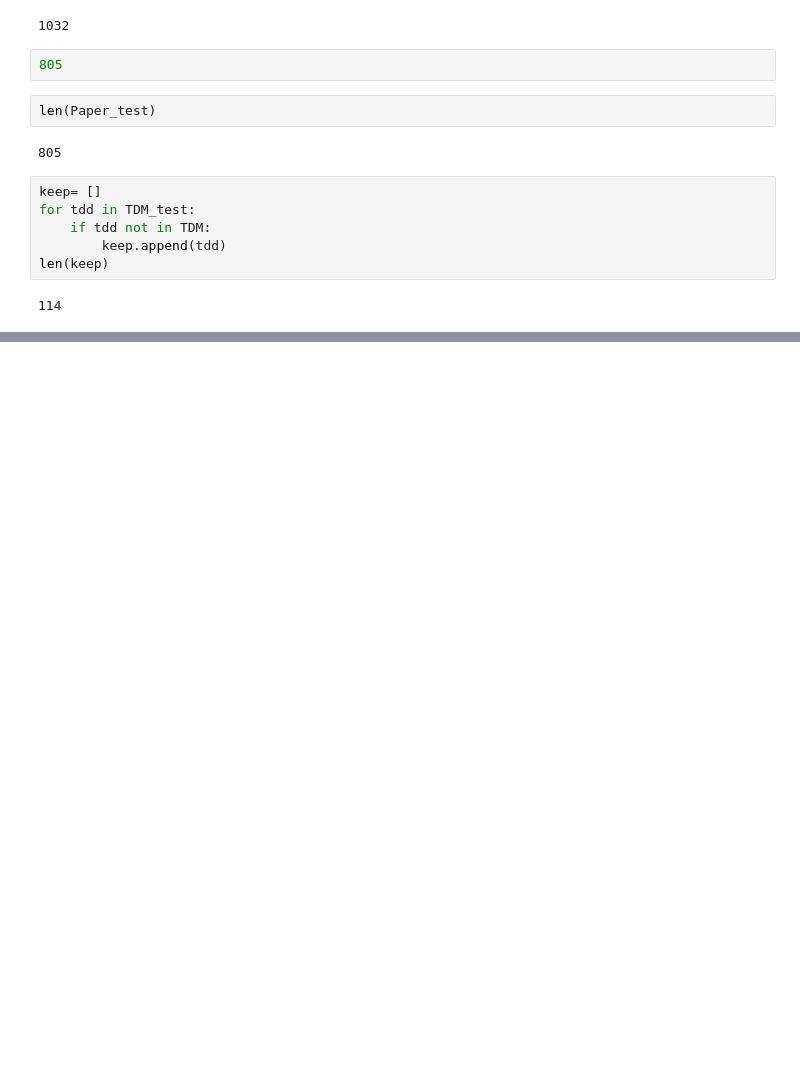
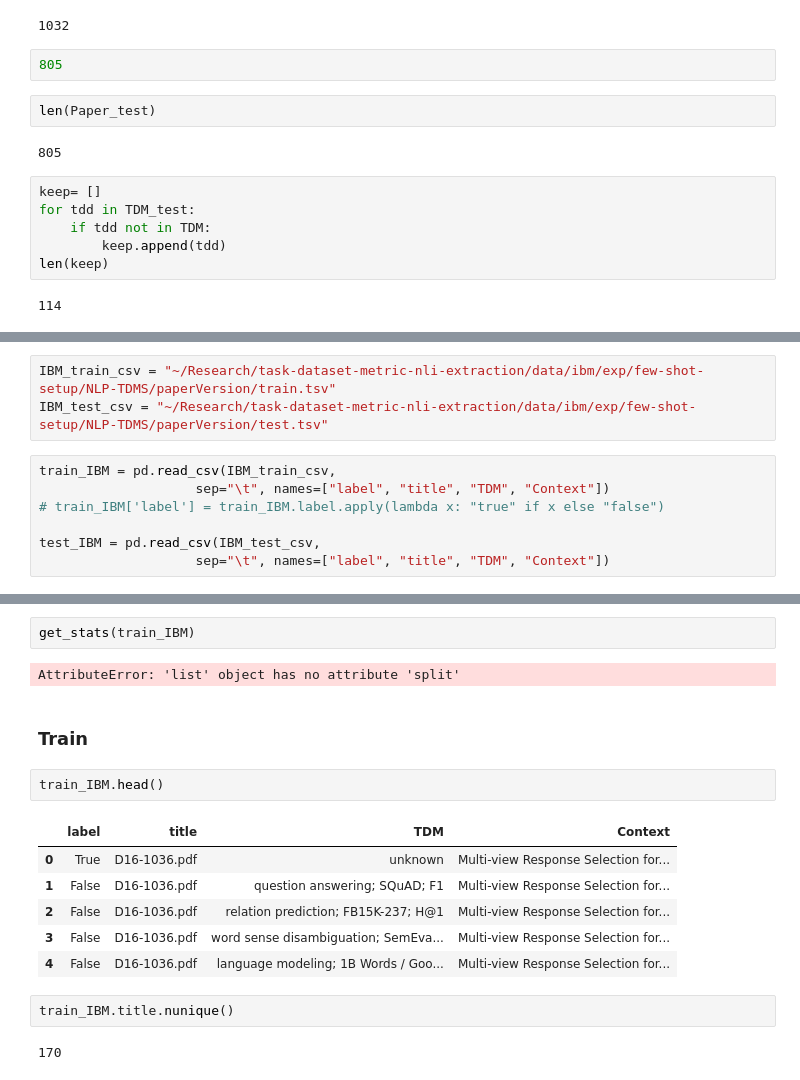
Before and after one commit to Kabongosalomon/task-dataset-metric-nli-extraction, a Jupyter notebook: notebooks/stats-Copy1.ipynb, the cells around one changed output, grey strips where cells are left out. Drawn from its saved outputs; the diff is of its cells as text; blank space fills up the shorter version.

```diff
--- a/notebooks/stats.ipynb
+++ b/notebooks/stats-Copy1.ipynb
@@ -592,0 +606,10 @@ len(keep)
+# %%
+IBM_train_csv = "~/Research/task-dataset-metric-nli-extraction/data/ibm/exp/few-shot-setup/NLP-TDMS/paperVersion/train.tsv"
+IBM_test_csv = "~/Research/task-dataset-metric-nli-extraction/data/ibm/exp/few-shot-setup/NLP-TDMS/paperVersion/test.tsv"
+# %%
+train_IBM = pd.read_csv(IBM_train_csv,
+                    sep="\t", names=["label", "title", "TDM", "Context"])
+# train_IBM['label'] = train_IBM.label.apply(lambda x: "true" if x else "false")
+
+test_IBM = pd.read_csv(IBM_test_csv,
+                    sep="\t", names=["label", "title", "TDM", "Context"])
@@ -592,0 +646,19 @@ len(keep)
+# %%
+get_stats(train_IBM)
+# %% [output]
+AttributeError: 'list' object has no attribute 'split'
+# %% [markdown]
+### Train
+# %%
+train_IBM.head()
+# %% [output]
+|  | label | title | TDM | Context |
+| 0 | True | D16-1036.pdf | unknown | Multi-view Response Selection for... |
+| 1 | False | D16-1036.pdf | question answering; SQuAD; F1 | Multi-view Response Selection for... |
+| 2 | False | D16-1036.pdf | relation prediction; FB15K-237; H@1 | Multi-view Response Selection for... |
+| 3 | False | D16-1036.pdf | word sense disambiguation; SemEva... | Multi-view Response Selection for... |
+| 4 | False | D16-1036.pdf | language modeling; 1B Words / Goo... | Multi-view Response Selection for... |
+# %%
+train_IBM.title.nunique()
+# %% [output]
+170
```
Also changed, not shown: parts of 16 cells of this notebook, 10 other files.
